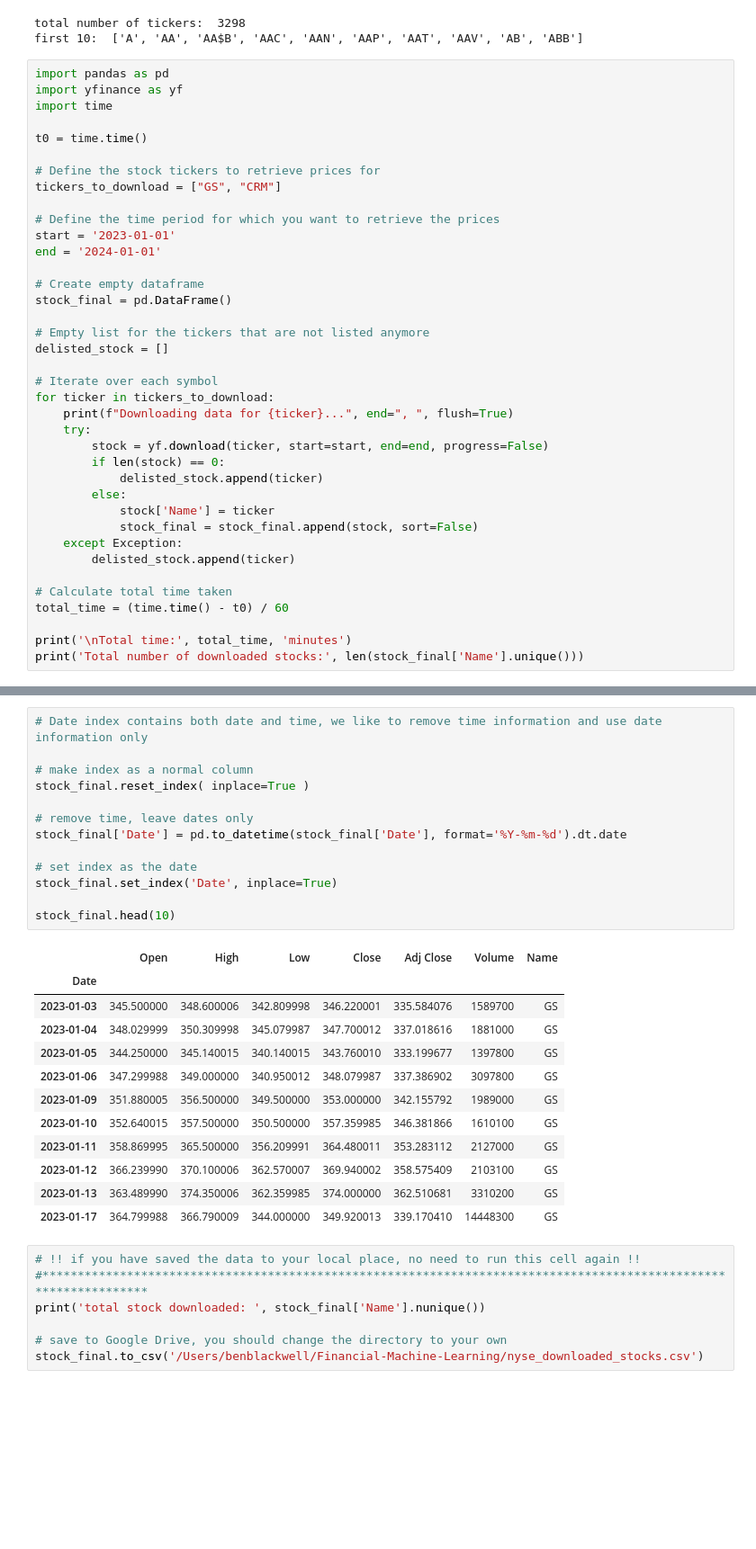
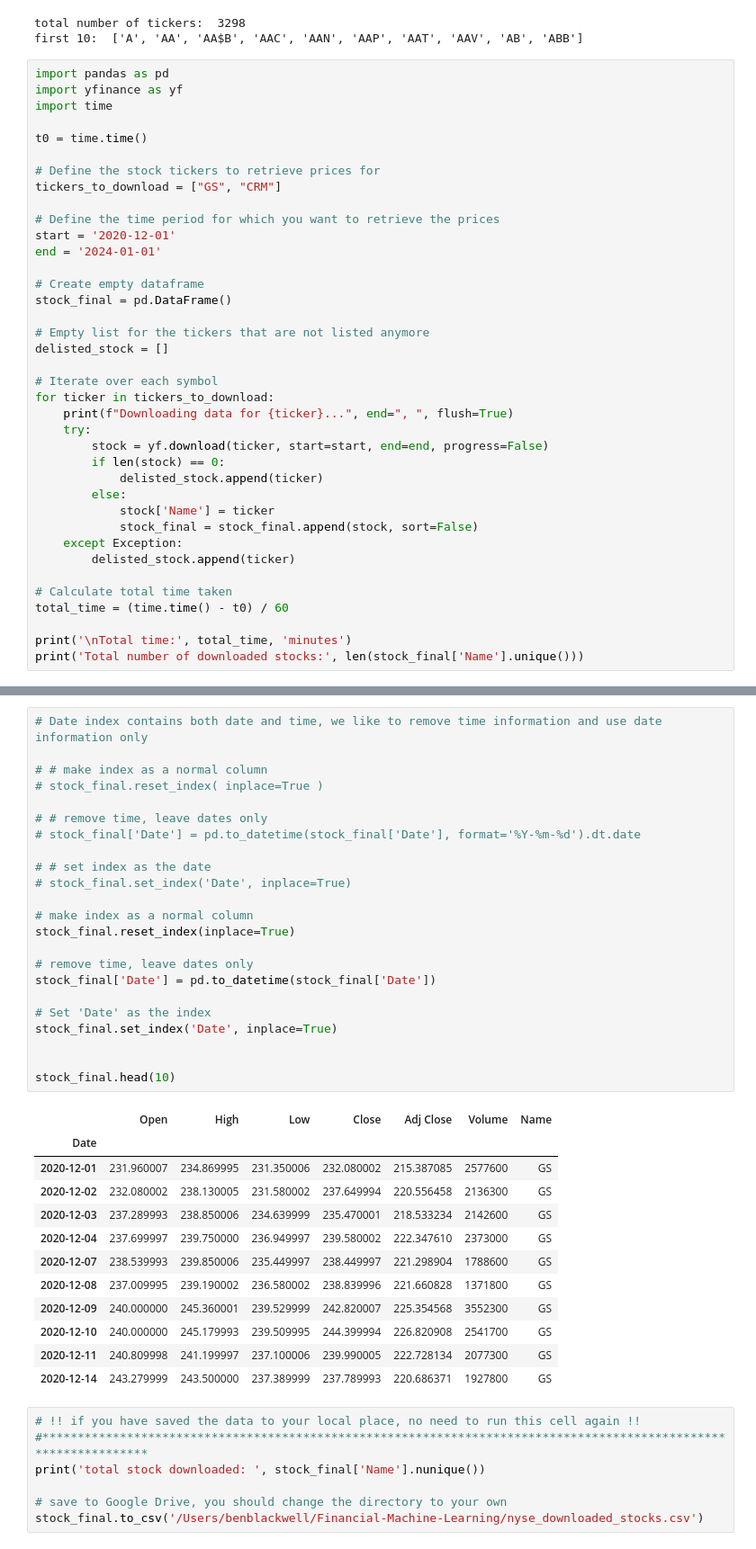
Before and after one commit to BennySlingshot/Financial-Machine-Learning, a Jupyter notebook: Financial-Machine-Learning.ipynb, the cells around one changed output, grey strips where cells are left out. Shown at 90% size. Saved outputs shown, nothing was run; the diff lists cells and outputs as text; blank space fills up the shorter version.

```diff
--- a/Financial-Machine-Learning.ipynb
+++ b/Financial-Machine-Learning.ipynb
@@ -124,7 +124,7 @@ t0 = time.time()
 tickers_to_download = ["GS", "CRM"]
 
 # Define the time period for which you want to retrieve the prices
-start = '2023-01-01'
+start = '2020-12-01'
 end = '2024-01-01'
 
 # Create empty dataframe
@@ -158,29 +158,39 @@ Total number of downloaded stocks: 2
 # %%
 # Date index contains both date and time, we like to remove time information and use date information only
 
+# # make index as a normal column
+# stock_final.reset_index( inplace=True )
+
+# # remove time, leave dates only
+# stock_final['Date'] = pd.to_datetime(stock_final['Date'], format='%Y-%m-%d').dt.date
+
+# # set index as the date
+# stock_final.set_index('Date', inplace=True)
+
 # make index as a normal column
-stock_final.reset_index( inplace=True )
+stock_final.reset_index(inplace=True)
 
 # remove time, leave dates only
-stock_final['Date'] = pd.to_datetime(stock_final['Date'], format='%Y-%m-%d').dt.date
+stock_final['Date'] = pd.to_datetime(stock_final['Date'])
 
-# set index as the date
+# Set 'Date' as the index
 stock_final.set_index('Date', inplace=True)
 
+
 stock_final.head(10)
 # %% [output]
 |  | Open | High | Low | Close | Adj Close | Volume | Name |
 | Date |  |  |  |  |  |  |  |
-| 2023-01-03 | 345.500000 | 348.600006 | 342.809998 | 346.220001 | 335.584076 | 1589700 | GS |
-| 2023-01-04 | 348.029999 | 350.309998 | 345.079987 | 347.700012 | 337.018616 | 1881000 | GS |
-| 2023-01-05 | 344.250000 | 345.140015 | 340.140015 | 343.760010 | 333.199677 | 1397800 | GS |
-| 2023-01-06 | 347.299988 | 349.000000 | 340.950012 | 348.079987 | 337.386902 | 3097800 | GS |
-| 2023-01-09 | 351.880005 | 356.500000 | 349.500000 | 353.000000 | 342.155792 | 1989000 | GS |
-| 2023-01-10 | 352.640015 | 357.500000 | 350.500000 | 357.359985 | 346.381866 | 1610100 | GS |
-| 2023-01-11 | 358.869995 | 365.500000 | 356.209991 | 364.480011 | 353.283112 | 2127000 | GS |
-| 2023-01-12 | 366.239990 | 370.100006 | 362.570007 | 369.940002 | 358.575409 | 2103100 | GS |
-| 2023-01-13 | 363.489990 | 374.350006 | 362.359985 | 374.000000 | 362.510681 | 3310200 | GS |
-| 2023-01-17 | 364.799988 | 366.790009 | 344.000000 | 349.920013 | 339.170410 | 14448300 | GS |
+| 2020-12-01 | 231.960007 | 234.869995 | 231.350006 | 232.080002 | 215.387085 | 2577600 | GS |
+| 2020-12-02 | 232.080002 | 238.130005 | 231.580002 | 237.649994 | 220.556458 | 2136300 | GS |
+| 2020-12-03 | 237.289993 | 238.850006 | 234.639999 | 235.470001 | 218.533234 | 2142600 | GS |
+| 2020-12-04 | 237.699997 | 239.750000 | 236.949997 | 239.580002 | 222.347610 | 2373000 | GS |
+| 2020-12-07 | 238.539993 | 239.850006 | 235.449997 | 238.449997 | 221.298904 | 1788600 | GS |
+| 2020-12-08 | 237.009995 | 239.190002 | 236.580002 | 238.839996 | 221.660828 | 1371800 | GS |
+| 2020-12-09 | 240.000000 | 245.360001 | 239.529999 | 242.820007 | 225.354568 | 3552300 | GS |
+| 2020-12-10 | 240.000000 | 245.179993 | 239.509995 | 244.399994 | 226.820908 | 2541700 | GS |
+| 2020-12-11 | 240.809998 | 241.199997 | 237.100006 | 239.990005 | 222.728134 | 2077300 | GS |
+| 2020-12-14 | 243.279999 | 243.500000 | 237.389999 | 237.789993 | 220.686371 | 1927800 | GS |
 # %%
 # !! if you have saved the data to your local place, no need to run this cell again !!
 #*****************************************************************************************************************
```
Also changed, not shown: parts of 12 cells of this notebook, 1 other file.
